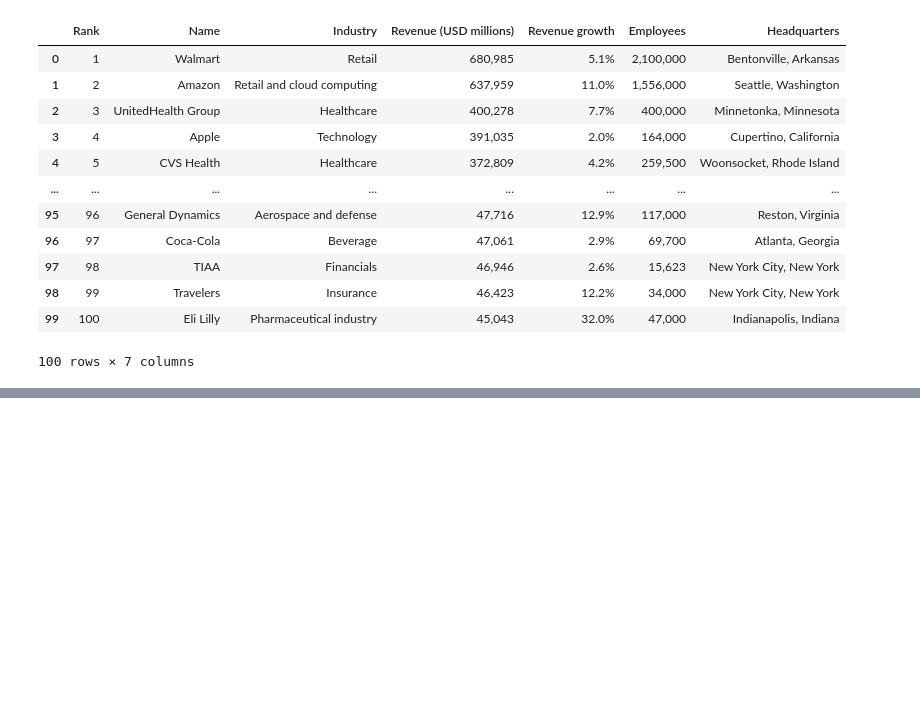
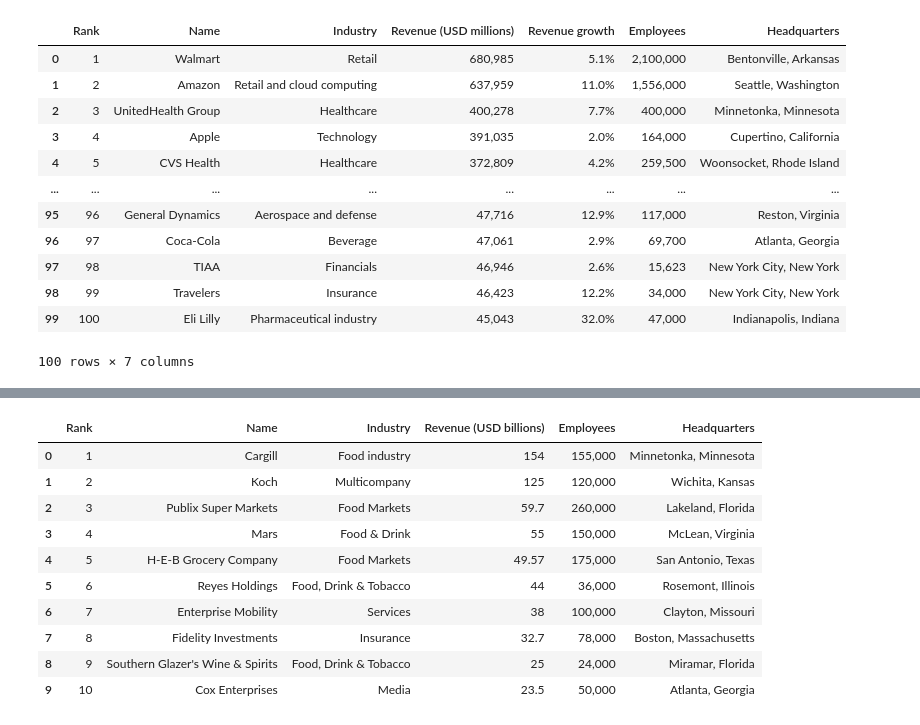
Before and after one commit to mahabubalam-gbs/Python-Web-Scraping-USA-Largest-Companies, a Jupyter notebook: Web_Scraping_USA_Largest_Companies.ipynb, the cells around one changed output, grey strips where cells are left out. Drawn from its saved outputs; the diff is of its cells as text; code cells hidden in the pictures; blank space fills up the shorter version.

Commit message:
Used Python to collect and organize Wikipedia data into CSV files for U.S. private companies

```diff
--- a/Web_Scraping_USA_Largest_Companies.ipynb
+++ b/Web_Scraping_USA_Largest_Companies.ipynb
@@ -107,0 +141,2 @@ df.to_csv(r'C:\Users\Marvel\Documents\Python Web Scraping USA Largest Companies\
+# %%
+largest_private_companies_table_titles = [title.text.strip() for title in largest_private_companies_titles]
@@ -107,0 +147,4 @@ df.to_csv(r'C:\Users\Marvel\Documents\Python Web Scraping USA Largest Companies\
+# %%
+df = pd.DataFrame(columns = largest_private_companies_table_titles)
+
+df
@@ -107,0 +153,2 @@ df.to_csv(r'C:\Users\Marvel\Documents\Python Web Scraping USA Largest Companies\
+# %%
+column_data = largest_private_companies_table.find_all('tr')
@@ -107,0 +175,21 @@ df.to_csv(r'C:\Users\Marvel\Documents\Python Web Scraping USA Largest Companies\
+# %%
+for row in column_data[1:]:
+    row_data = row.find_all('td')
+    individual_row_data = [data.text for data in row_data]
+
+    length = len(df)
+    df.loc[length] = individual_row_data
+# %%
+df
+# %% [output]
+|  | Rank | Name | Industry | Revenue (USD billions) | Employees | Headquarters |
+| 0 | 1 | Cargill | Food industry | 154 | 155,000 | Minnetonka, Minnesota |
+| 1 | 2 | Koch | Multicompany | 125 | 120,000 | Wichita, Kansas |
+| 2 | 3 | Publix Super Markets | Food Markets | 59.7 | 260,000 | Lakeland, Florida |
+| 3 | 4 | Mars | Food & Drink | 55 | 150,000 | McLean, Virginia |
+| 4 | 5 | H-E-B Grocery Company | Food Markets | 49.57 | 175,000 | San Antonio, Texas |
+| 5 | 6 | Reyes Holdings | Food, Drink & Tobacco | 44 | 36,000 | Rosemont, Illinois |
+| 6 | 7 | Enterprise Mobility | Services | 38 | 100,000 | Clayton, Missouri |
+| 7 | 8 | Fidelity Investments | Insurance | 32.7 | 78,000 | Boston, Massachusetts |
+| 8 | 9 | Southern Glazer's Wine & Spirits | Food, Drink & Tobacco | 25 | 24,000 | Miramar, Florida |
+| 9 | 10 | Cox Enterprises | Media | 23.5 | 50,000 | Atlanta, Georgia |
```
Also changed, not shown: parts of 8 cells of this notebook.
